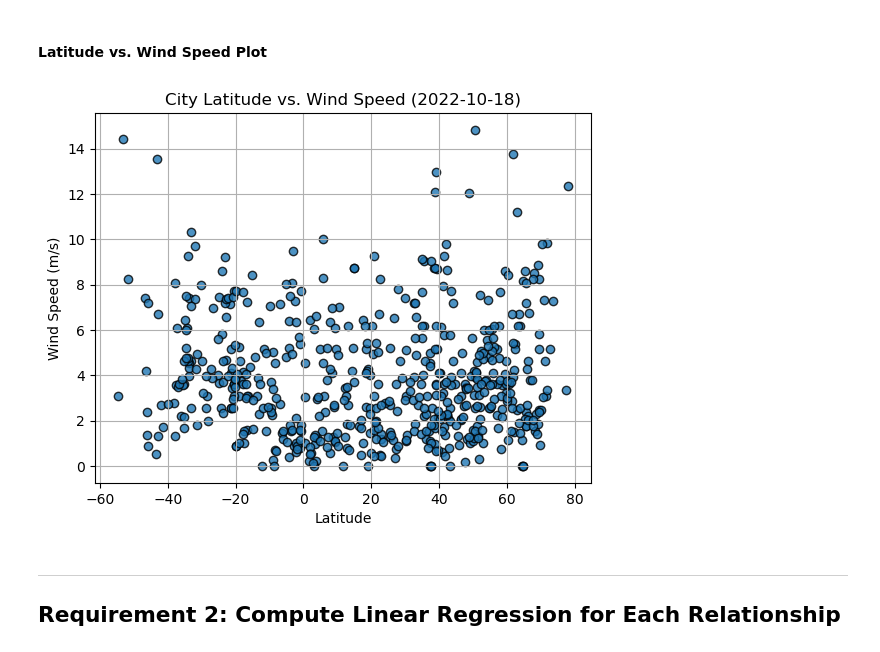
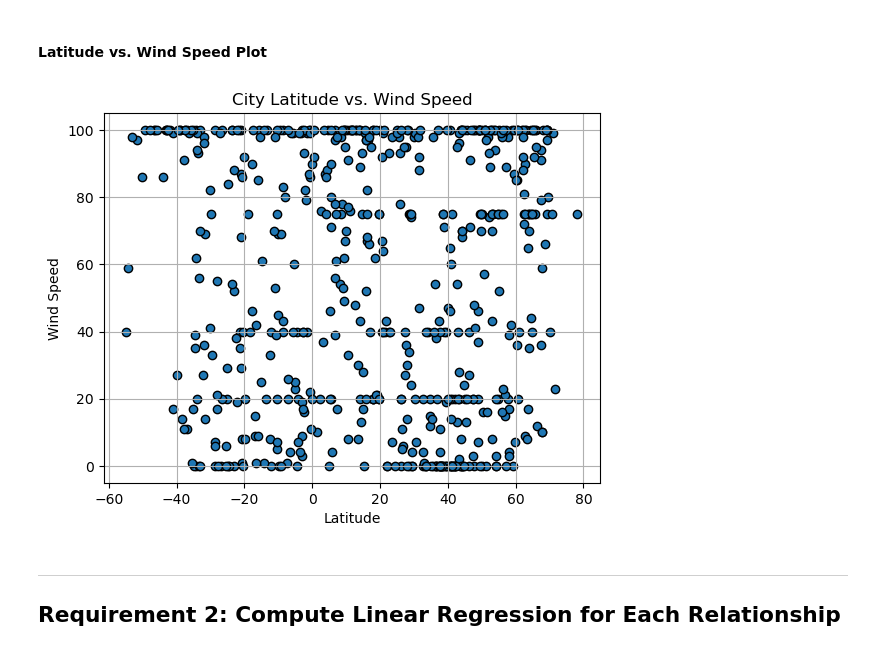
Before and after one commit to Kevin-Lad/python-api-challenge, a Jupyter notebook: WeatherPy/WeatherPy.ipynb, the cells around one changed output. Cells and saved outputs as stored; diff of their text form; code cells hidden in the pictures.

```diff
--- a/WeatherPy/WeatherPy.ipynb
+++ b/WeatherPy/WeatherPy.ipynb
@@ -233,11 +234,14 @@ plt.show()
 #### Latitude Vs. Cloudiness
 # %%
 # Build the scatter plots for latitude vs. cloudiness
-cloudiness = latitude = city_data_df['Cloudiness']
+cloudiness = city_data_df['Cloudiness']
+plt.scatter(latitude, cloudiness ,edgecolors='black' )
 
-plt.scatter(latitude, humidity)
 # Incorporate the other graph properties
-# YOUR CODE HERE
+plt.xlabel('Latitude')
+plt.ylabel('Cloudiness')
+plt.title('City Latitude vs. Cloudiness')
+plt.grid()
 
 # Save the figure
 plt.savefig("output_data/Fig3.png")
@@ -250,18 +254,22 @@ plt.show()
 #### Latitude vs. Wind Speed Plot
 # %%
 # Build the scatter plots for latitude vs. wind speed
-# YOUR CODE HERE
+wind_speed = city_data_df['Wind Speed']
+plt.scatter(latitude, cloudiness ,edgecolors='black' )
 
 # Incorporate the other graph properties
-# YOUR CODE HERE
+plt.xlabel('Latitude')
+plt.ylabel('Wind Speed')
+plt.title('City Latitude vs. Wind Speed')
+plt.grid()
 
 # Save the figure
 plt.savefig("output_data/Fig4.png")
 
 # Show plot
 plt.show()
 # %% [output]
-[figure, old version]
+[figure, new version]
 # %% [markdown]
 ---
 
```
Also changed, not shown: parts of 36 cells of this notebook, 5 other files.
